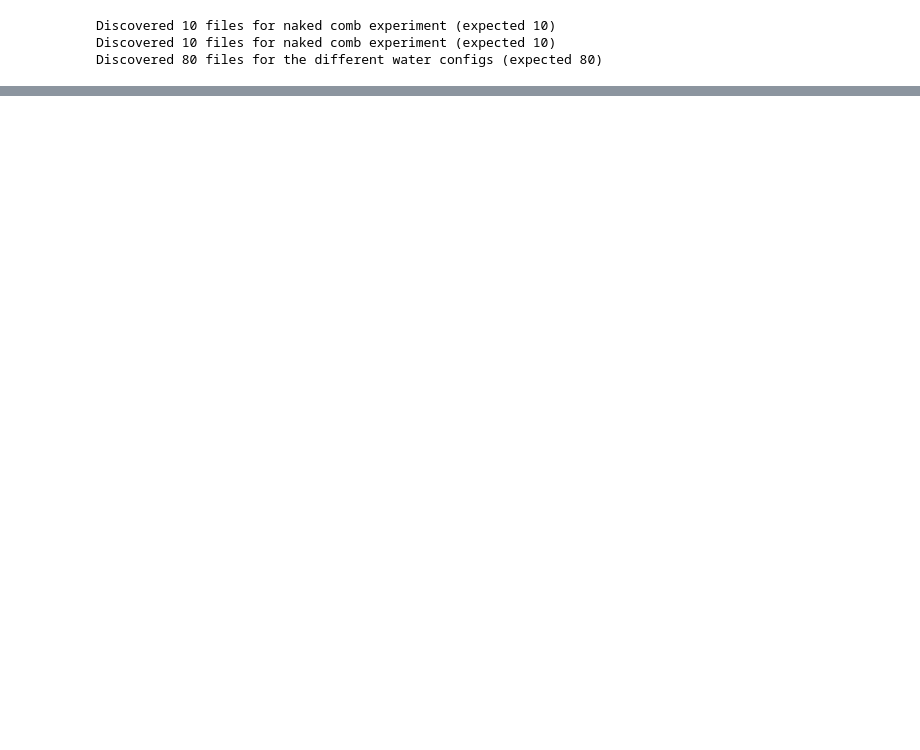
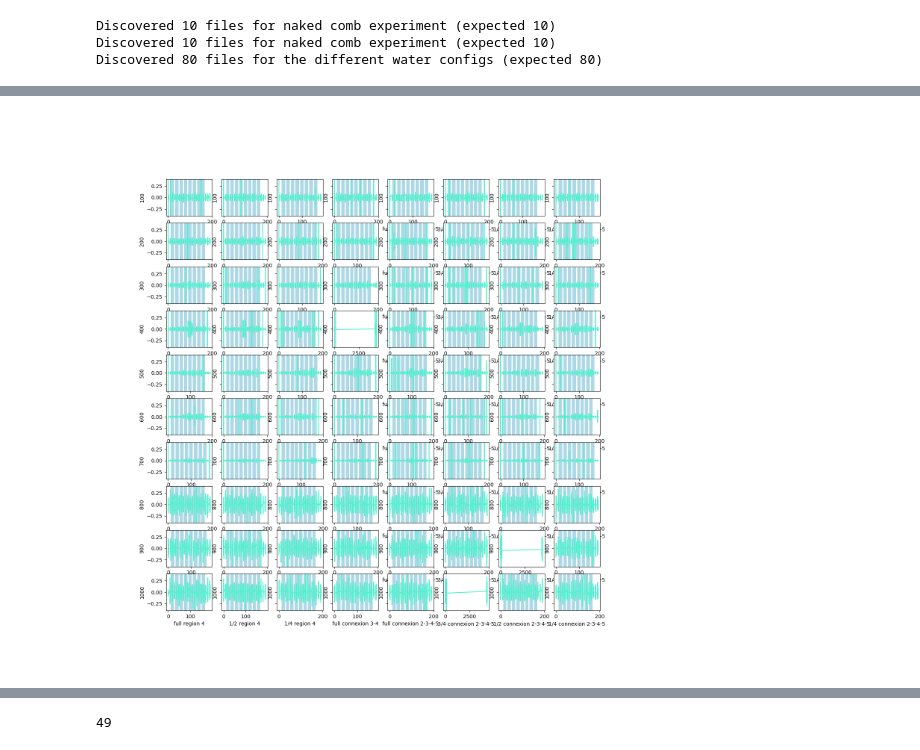
Before and after one commit to MBroisin/Experiments_processing, a Jupyter notebook: actiive_sensing_proto.ipynb, the cells around one changed output, grey strips where cells are left out. Saved outputs shown, nothing was run; the diff lists cells and outputs as text; code cells hidden in the pictures; blank space fills up the shorter version.

Commit message:
feeders processing and entrance calib

```diff
--- a/actiive_sensing_proto.ipynb
+++ b/actiive_sensing_proto.ipynb
@@ -18,9 +18,11 @@ import scipy
 import accels_utils.frame_accels as FA
 # %%
 # Processing initialization
-DATA_RECALCULATION = True
+DATA_RECALCULATION = False
 COMB = '3.2.10'
 root_path   = '/Users/matthieu/Documents/proto3/measurements_calib/data/' + COMB + '/'
+
+F_ACQ = 1600
 
 data_path_indiv_fm  = root_path + 'indiv/'
 data_path_global_fm = root_path + '1600/'
@@ -110,3 +126,37 @@ print(data['water_config'])
+# %%
+# Plots of water experiment
+# print(data['frequency'])
+# print(data['water_config'])
+
+vib_sig = (numpy.array([0]*12*F_ACQ + ([1]*15*F_ACQ + [0]*5*F_ACQ)*8)-9.81)
+vib_tim = numpy.array(range(len(vib_sig)))/F_ACQ
+
+cmap = matplotlib.cm.get_cmap('rainbow')
+
+size_freq = len(frequency_configs['frequency'])
+size_conf = len(exp_configs['names'])
+
+fig, ax = matplotlib.pyplot.subplots(size_freq, size_conf, figsize=(15,15), sharey=True)
+for exp_i, exp_fn in enumerate(data['filenames']):
+    i_plot = frequency_configs['frequency'].index(data['frequency'][exp_i])
+    j_plot = exp_configs['names'].index(data['water_config'][exp_i])
+    min_time = numpy.inf
+    for acc in range(4, 5):
+        tims = numpy.array(data['data'][exp_i][acc]['Z']['t'])/1000
+        vals = data['data'][exp_i][acc]['Z']['val']
+        min_time = min(numpy.min(tims), min_time)
+        sig = numpy.array([[tims[i], vals[i]] for i in range(len(vals)) if not(vals[i]==0.0)])
+        if data['frequency'][exp_i]<800:
+            ax[i_plot, j_plot].plot(sig[:,0]-min_time, FA.butter_passband_filter(sig[:,1], data['frequency'][exp_i]-50, data['frequency'][exp_i]+50, F_ACQ), c=cmap(float(acc)/ACC_NUMBER))
+            ax[i_plot, j_plot].set_ylim([-0.4, 0.4])
+        else :
+            ax[i_plot, j_plot].plot(sig[:,0]-min_time, sig[:,1]-numpy.mean(sig[:,1]), c=cmap(float(acc)/ACC_NUMBER))
+    for act_i in range(8):
+        ax[i_plot, j_plot].axvspan(12+act_i*20, 12+15+act_i*20, facecolor='lightblue')
+    ax[i_plot, j_plot].set_ylabel(str(data['frequency'][exp_i]))
+    ax[i_plot, j_plot].set_xlabel(str(data['water_config'][exp_i]))
+# %% [output]
+[figure, added]
 # %%
 exp_configs['files'][0]
 # %% [output]
@@ -120,3 +170,7 @@ exp_configs['files'][0]
  '/Users/matthieu/Documents/proto3/measurements_calib/data/3.2.10/indiv/10/03/wax_water/1/r0_f300_s16_b10.txt',
  '/Users/matthieu/Documents/proto3/measurements_calib/data/3.2.10/indiv/10/03/wax_water/1/r0_f400_s16_b10.txt',
  '/Users/matthieu/Documents/proto3/measurements_calib/data/3.2.10/indiv/10/03/wax_water/1/r0_f900_s16_b10.txt']
+# %%
+print(data['filenames'].index('/Users/matthieu/Documents/proto3/measurements_calib/data/3.2.10/indiv/10/03/wax_water/5/r0_f1000_s16_b10.txt'))
+# %% [output]
+49
```
Also changed, not shown: parts of 4 cells of this notebook, 8 other files.
